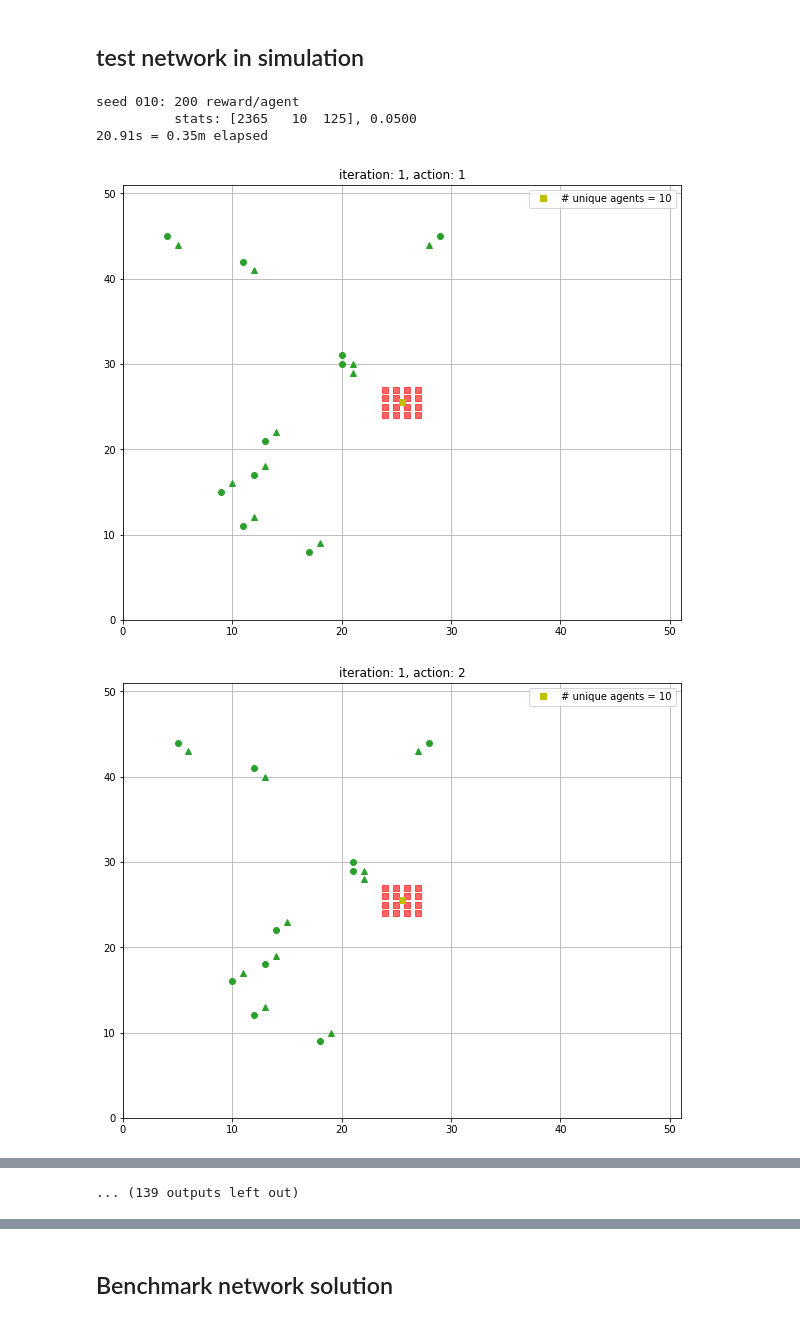
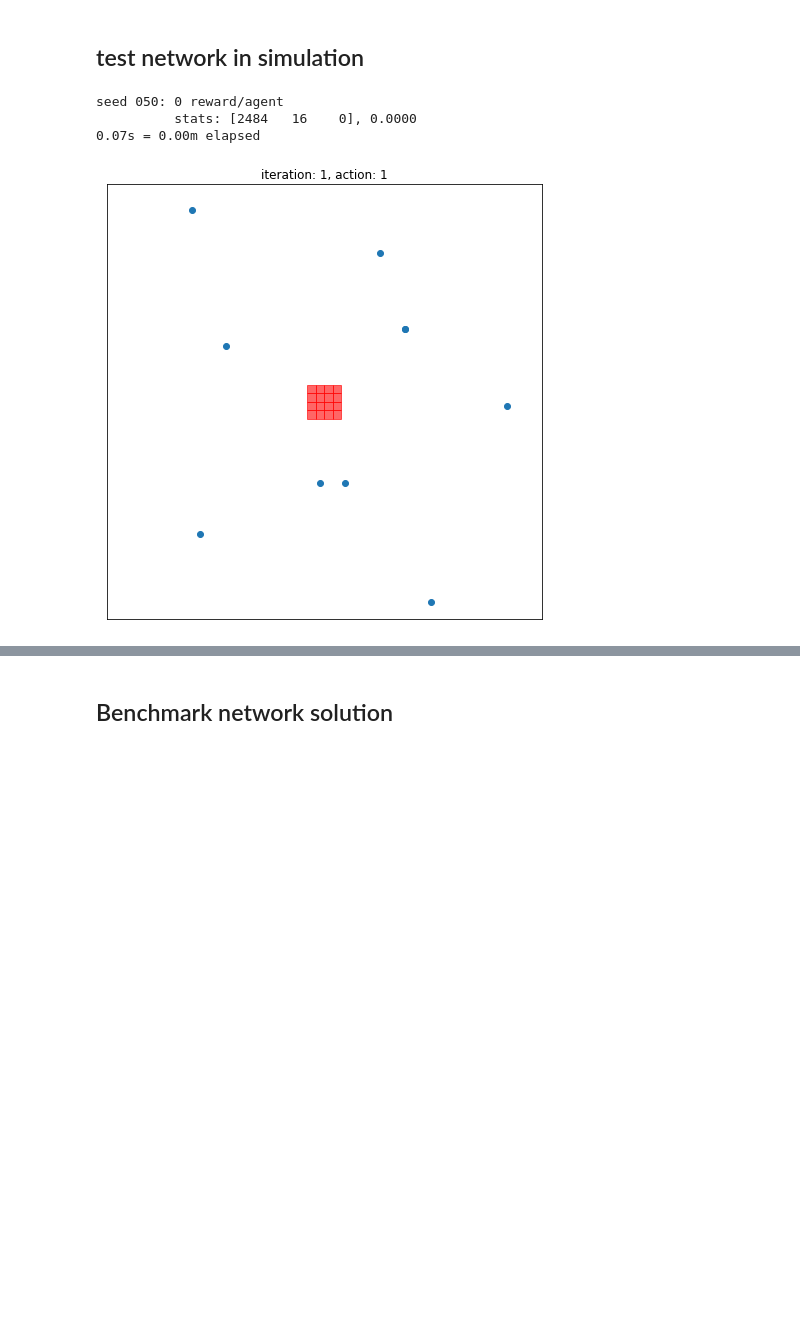
Before and after one commit to rhaksar/ddrl-firefighting, a Jupyter notebook: train-simple_ext-PyTorch.ipynb, the cells around one changed output, grey strips where cells are left out. Saved outputs shown, nothing was run; the diff lists cells and outputs as text; code cells hidden in the pictures; blank space fills up the shorter version.

Commit message:
Added code to produce example figures using the trained network.

```diff
--- a/train-simple_ext-PyTorch.ipynb
+++ b/train-simple_ext-PyTorch.ipynb
@@ -342,6 +342,7 @@ episode_ctr = len(rew_hist)
 # %%
 seeds = range(500,610)
 # %%
+repeat_lim = 6
 tic = time.clock()
 # run simulator many times
 for i,s in enumerate(seeds):
@@ -611,3 +608,15 @@ seed = 10
+# %%
+# seed = 603
+# seed = 1
+seed = 20
+
+grid_size = 50
+num_agents = 10
+repeat_lim = 6
+
+center = (grid_size+1)/2
+spawn_loc = np.arange(grid_size//3//2,grid_size,grid_size//3)
+perturbs = np.arange(-grid_size//3//2+1,grid_size//3//2+1,1)
 # %%
 plotting = True
 plt.close('all')
@@ -622,7 +631,7 @@ sim = FireSimulator(grid_size, rng=s)
 sim.step([]) # start fire in domain
 
 # initialize agent position
-n = 10
+n = num_agents
 agent_pos = np.random.choice(spawn_loc, (n,2)) + np.random.choice(perturbs, (n,2))
 agent_pos = np.squeeze(agent_pos).astype(np.int32)
 agent_data = {}
@@ -638,26 +647,44 @@ new_agent_pos = np.zeros((n,2)).astype(np.int32)
 
 # while not sim.end:
 if plotting:
-    steps = 6*25
+    steps = 1
 else:
     steps = 1000
 for _ in range(steps):
     if plotting:
-        plt.figure()
-        plt.grid()
+        fig = plt.figure()
+        ax = fig.add_subplot(111, aspect='equal')
         plt.xlim([0,grid_size+1])
         plt.ylim([0,grid_size+1])
         plt.title('iteration: %d, action: %d' % (sim.iter,repeat_ctr))
+        plt.tick_params(axis='both',which='both',
+                        labelbottom='off',labelleft='off',
+                        bottom='off',left='off')
+        #plt.axis('off')
 
         #plt.plot(center,center,"gx")
         for i in range(grid_size):
             for j in range(grid_size):
                 x = col_to_x(j)
                 y = row_to_y(grid_size,i)
+                #for i in range(grid_size):
+                #    for j in range(grid_size):
+                #        x = col_to_x(j)
+                #        y = row_to_y(grid_size,i)
+                #        if sim.state[i,j] == 1:
+                #            plt.plot(x,y,"rs",alpha=0.6)
+                #        elif sim.state[i,j] == 2:
+                #            plt.plot(x,y,"ks",alpha=0.6)
+
+                #if sim.state[i,j] == 0:
+                #    rect = patches.Rectangle((x-0.5,y-0.5),1,1,alpha=0.6,color='g')
+                #    ax.add_patch(rect)
                 if sim.state[i,j] == 1:
-                    plt.plot(x,y,"rs",alpha=0.6)
+                    rect = patches.Rectangle((x-0.5,y-0.5),1,1,alpha=0.6,color='r')
+                    ax.add_patch(rect)
                 elif sim.state[i,j] == 2:
-                    plt.plot(x,y,"ks",alpha=0.6)
+                    rect = patches.Rectangle((x-0.5,y-0.5),1,1,alpha=0.6,color='k')
+                    ax.add_patch(rect)
 
     # calculate action for each agent
     for k in range(n):
@@ -708,42 +735,43 @@ for _ in range(steps):
         # update agent location
         new_agent_pos[k,:] = [traj[-1][0], traj[-1][1]]
 
         if plotting:
             if decision == 'heuristic':
                 #plt.plot(traj[0][0],traj[0][1],"C0o",label="decision = %s" % (decision))
-                plt.plot(traj[0][0],traj[0][1],"C2o")
-                plt.plot(traj[-1][0],traj[-1][1],"C2^")
+                plt.plot(traj[0][0],traj[0][1],"C0o")
+                #plt.plot(traj[-1][0],traj[-1][1],"C0^")
             else:
                 #plt.plot(traj[0][0],traj[0][1],"C1o",label="decision = %s" % (decision))
-                plt.plot(traj[0][0],traj[0][1],"C0o")
-                plt.plot(traj[-1][0],traj[-1][1],"C0^")
+                plt.plot(traj[0][0],traj[0][1],"C2o")
+                #plt.plot(traj[-1][0],traj[-1][1],"C2^")
 
     # update simulator periodically
     if repeat_ctr % repeat_lim == 0:
         sim.step(control, dbeta=dp)
         control = []
     repeat_ctr += 1
 
     # update agent position
     agent_pos = new_agent_pos
     new_agent_pos = np.zeros((n,2)).astype(np.int32)
 
-    if plotting:
-        plt.plot(center,center,"ys",label='# unique agents = %d' %(len(set(tuple(x) for x in agent_pos))))
-        plt.legend()
+    #if plotting:
+        #plt.plot(center,center,"ys",label='# unique agents = %d' %(len(set(tuple(x) for x in agent_pos))))
+        #plt.legend()
 
     if sim.end:
         print('process terminated')
         break
+
+    #plt.savefig('sample_ic.pdf', dpi=300, bbox_inches='tight')
 
 print('seed %03d: %d reward/agent' %(s, seed_rew/n))
 print('          stats: %s, %0.4f' %(sim.stats,sim.stats[2]/np.sum(sim.stats)))
 
 toc = time.clock()
 print("%0.2fs = %0.2fm elapsed" % (toc-tic,(toc-tic)/60))
 # %% [output]
-seed 010: 200 reward/agent
-          stats: [2365   10  125], 0.0500
-20.91s = 0.35m elapsed
+seed 050: 0 reward/agent
+          stats: [2484   16    0], 0.0000
+0.07s = 0.00m elapsed
-[figure, old version]
+[figure, new version]
-[figure, removed]
@@ -759 +777,0 @@ seed 010: 200 reward/agent
-... (139 outputs left out)
```
Also changed, not shown: parts of 14 cells of this notebook.
